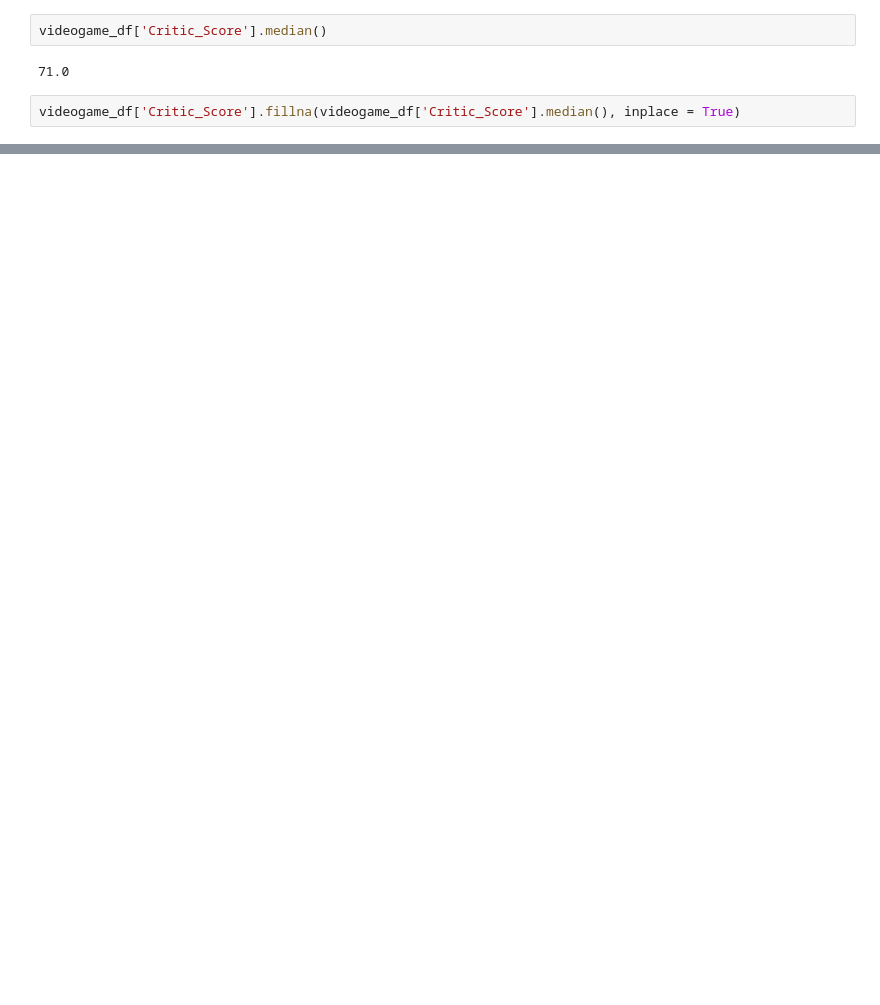
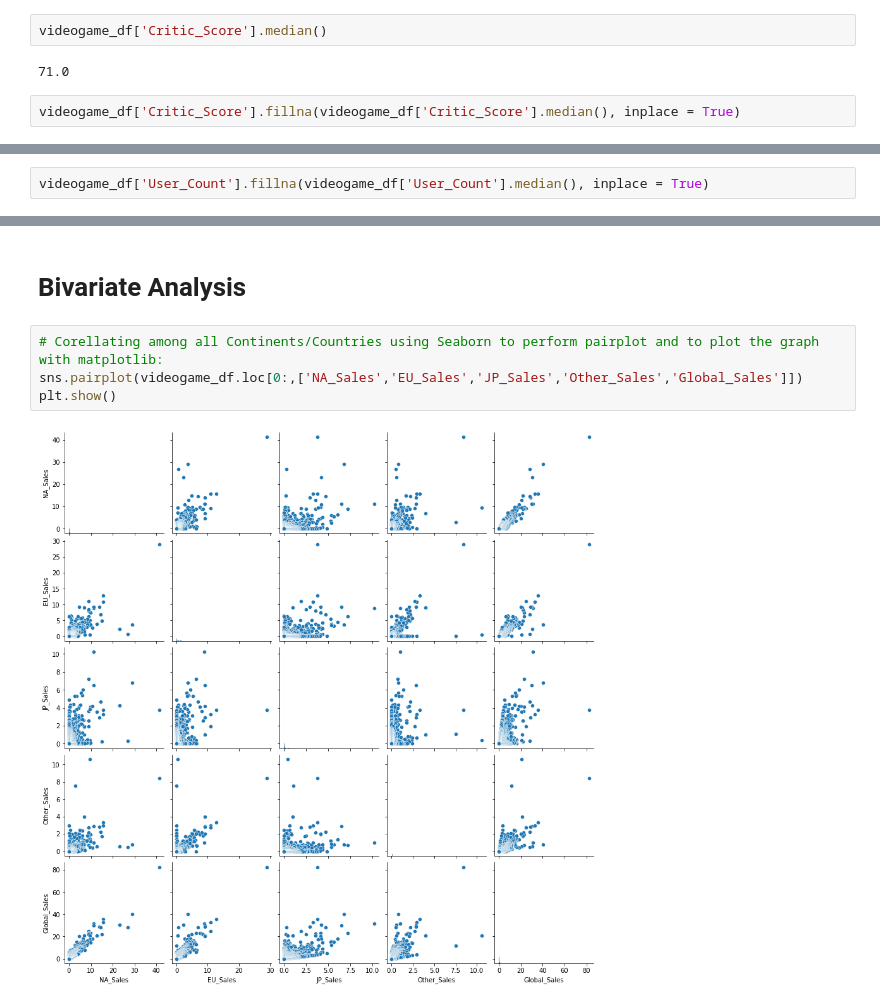
Before and after one commit to arihant1224/video_game_sales_with_ratings_eda_project, a Jupyter notebook: eda_video_games_sales_with_rating.ipynb, the cells around one changed output, grey strips where cells are left out. Cells and saved outputs as stored; diff of their text form; blank space fills up the shorter version.

```diff
--- a/eda_video_games_sales_with_rating.ipynb
+++ b/eda_video_games_sales_with_rating.ipynb
@@ -236,0 +295,2 @@ videogame_df.describe()
+# %%
+videogame_df['User_Count'].fillna(videogame_df['User_Count'].median(), inplace = True)
@@ -236,0 +462,8 @@ videogame_df.describe()
+# %% [markdown]
+# **Bivariate Analysis**
+# %%
+# Corellating among all Continents/Countries using Seaborn to perform pairplot and to plot the graph with matplotlib:
+sns.pairplot(videogame_df.loc[0:,['NA_Sales','EU_Sales','JP_Sales','Other_Sales','Global_Sales']])
+plt.show()
+# %% [output]
+[figure, added]
```
Also changed, not shown: parts of 34 cells of this notebook.
